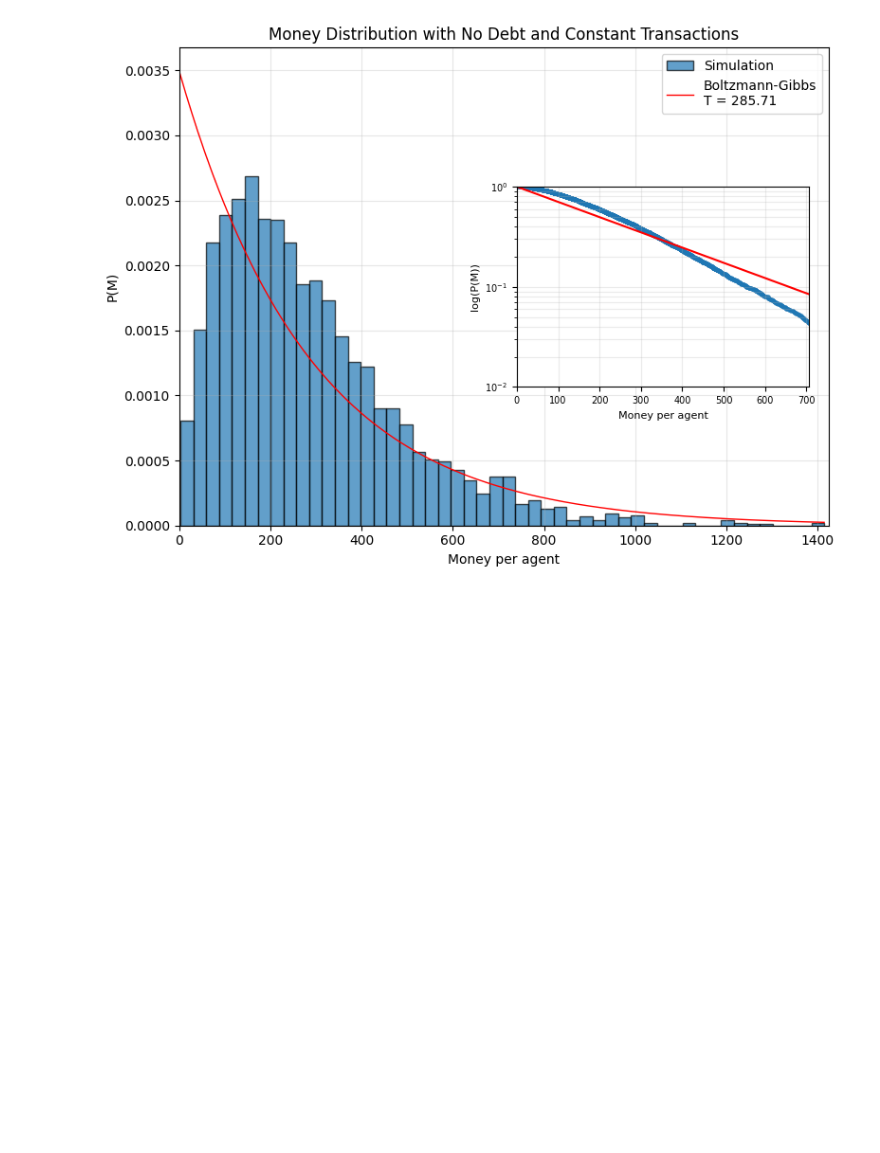
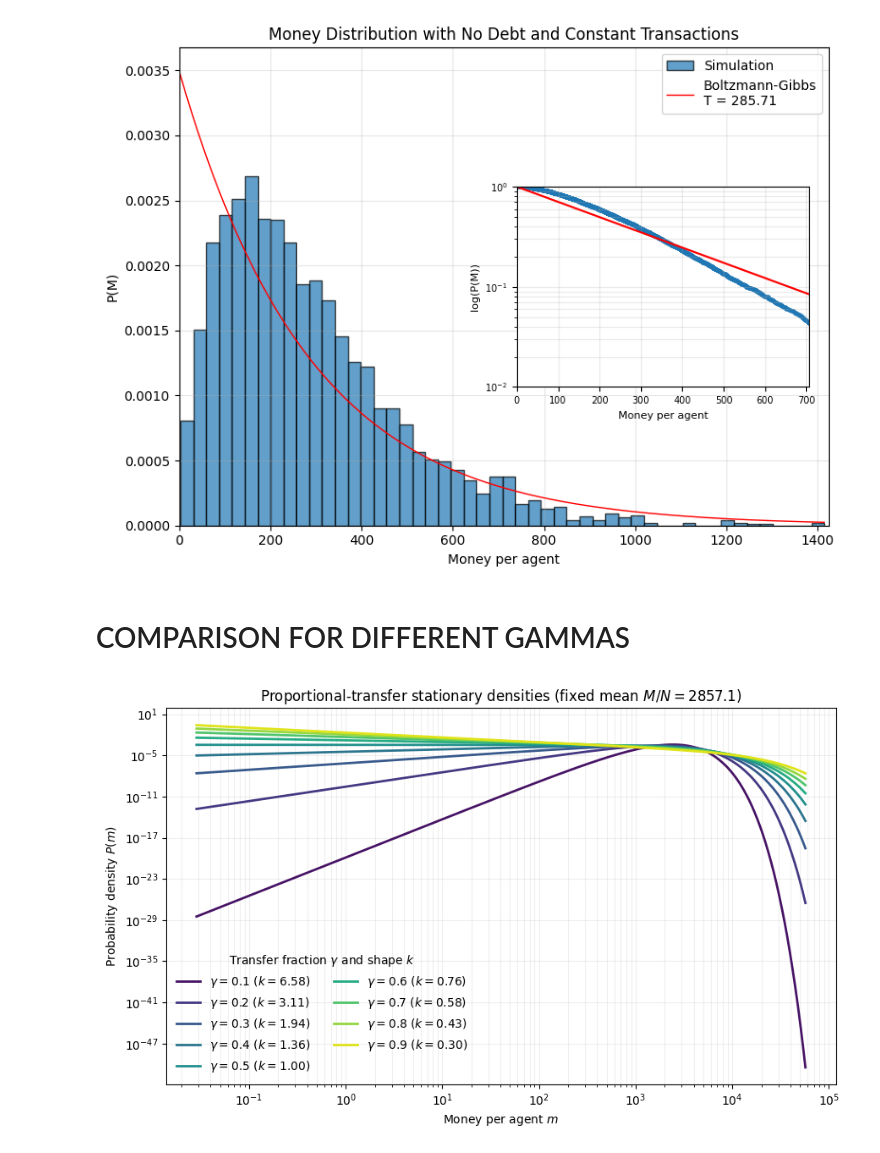
Before and after one commit to giacomells/Statistical-Mechanics-of-Money, a Jupyter notebook: ProportionalMoneyTransfer.ipynb, the cells around one changed output. Drawn from its saved outputs; the diff is of its cells as text; code cells hidden in the pictures; blank space fills up the shorter version.

Commit message:
Refining and adding gamma-like distributions

```diff
--- a/ProportionalMoneyTransfer.ipynb
+++ b/ProportionalMoneyTransfer.ipynb
@@ -173,3 +173,41 @@ plt.tight_layout()
 plt.show()
 # %% [output]
 [figure]
+# %% [markdown]
+# COMPARISON FOR DIFFERENT GAMMAS
+# %%
+# Theoretical stationary densities for proportional transfers at different gamma values.
+gamma_values = np.linspace(0.1, 0.9, 9)
+mean_money = M / N
+x_gamma = np.geomspace(mean_money * 1e-5, mean_money * 20, 2500)
+colors = plt.colormaps["viridis"](np.linspace(0.05, 0.95, len(gamma_values)))
+
+fig, ax = plt.subplots(figsize=(9, 5.5))
+for color, gamma_value in zip(colors, gamma_values):
+    beta_exponent = -1 - np.log(2) / np.log(1 - gamma_value)
+    shape = beta_exponent + 1
+    scale = mean_money / shape
+    assert shape > 0 and np.isclose(shape * scale, mean_money)
+
+    density = gamma_dist.pdf(x_gamma, a=shape, scale=scale)
+    ax.plot(
+        x_gamma,
+        density,
+        color=color,
+        linewidth=2,
+        label=rf"$\gamma={gamma_value:.1f}$ ($k={shape:.2f}$)",
+    )
+
+ax.set_xscale("log")
+ax.set_yscale("log")
+ax.set(
+    xlabel="Money per agent $m$",
+    ylabel="Probability density $P(m)$",
+    title=rf"Proportional-transfer stationary densities (fixed mean $M/N={mean_money:.1f}$)",
+)
+ax.legend(title=r"Transfer fraction $\gamma$ and shape $k$", ncol=2, frameon=False)
+ax.grid(which="both", alpha=0.2)
+fig.tight_layout()
+plt.show()
+# %% [output]
+[figure, added]
```
Also changed, not shown: parts of 3 cells of this notebook, 12 other files.
